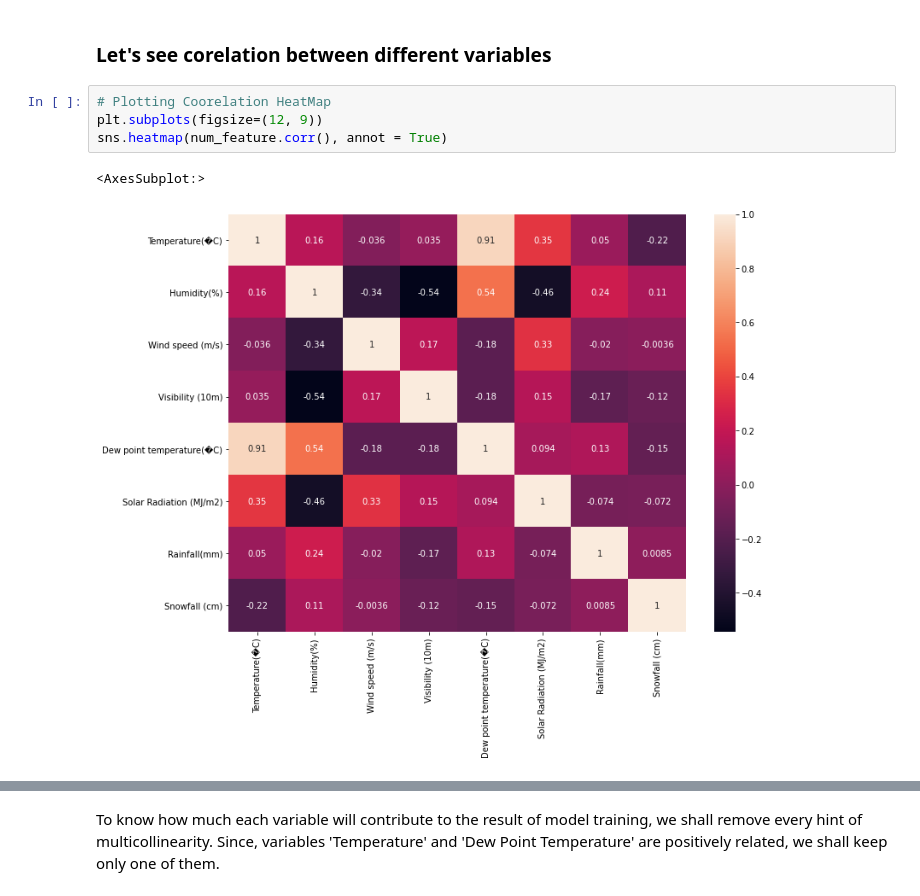
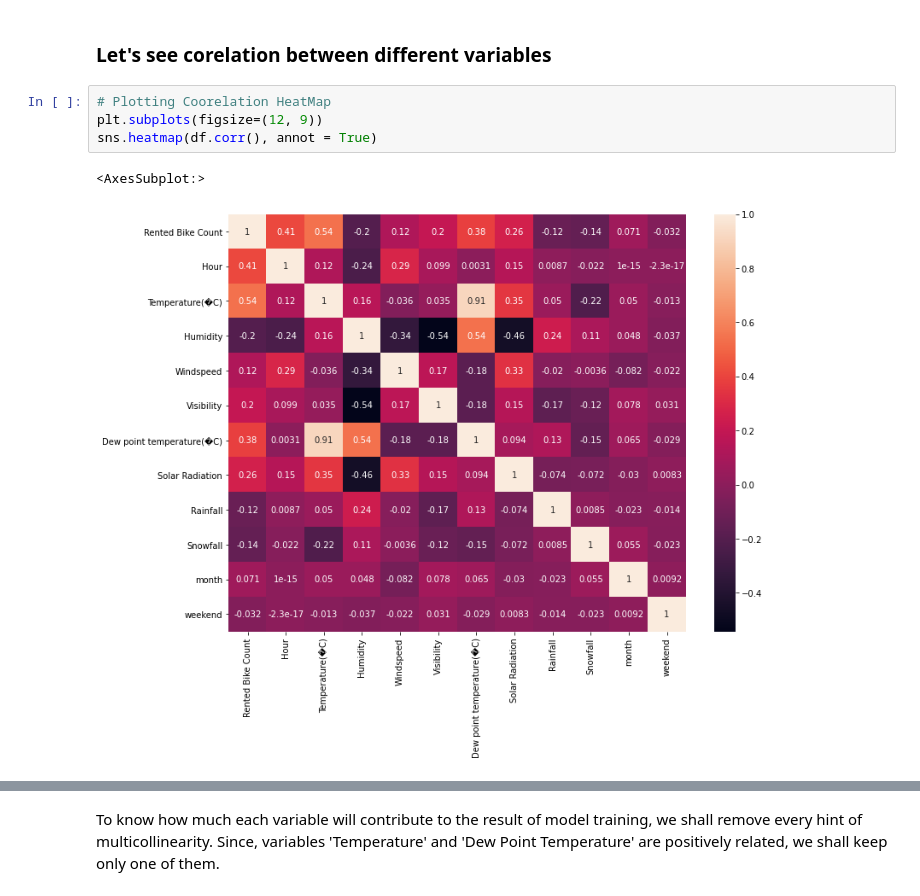
Before and after one commit to ankitrai777/Bike-Sharing-Demand-Prediction-, a Jupyter notebook: Bike Sharing Demand Prediction - Capstone Project.ipynb, the cells around one changed output, grey strips where cells are left out. Cells and saved outputs as stored; diff of their text form.

```diff
--- a/Bike Sharing Demand Prediction - Capstone Project.ipynb
+++ b/Bike Sharing Demand Prediction - Capstone Project.ipynb
@@ -297,7 +281,7 @@ for col in num_df.loc[:,num_df.columns !='Rented Bike Count']:
 # %%
 # Plotting Coorelation HeatMap
 plt.subplots(figsize=(12, 9))
-sns.heatmap(num_feature.corr(), annot = True)
+sns.heatmap(df.corr(), annot = True)
 # %% [output]
 <AxesSubplot:>
-[figure, old version]
+[figure, new version]
```
Also changed, not shown: parts of 43 cells of this notebook.
